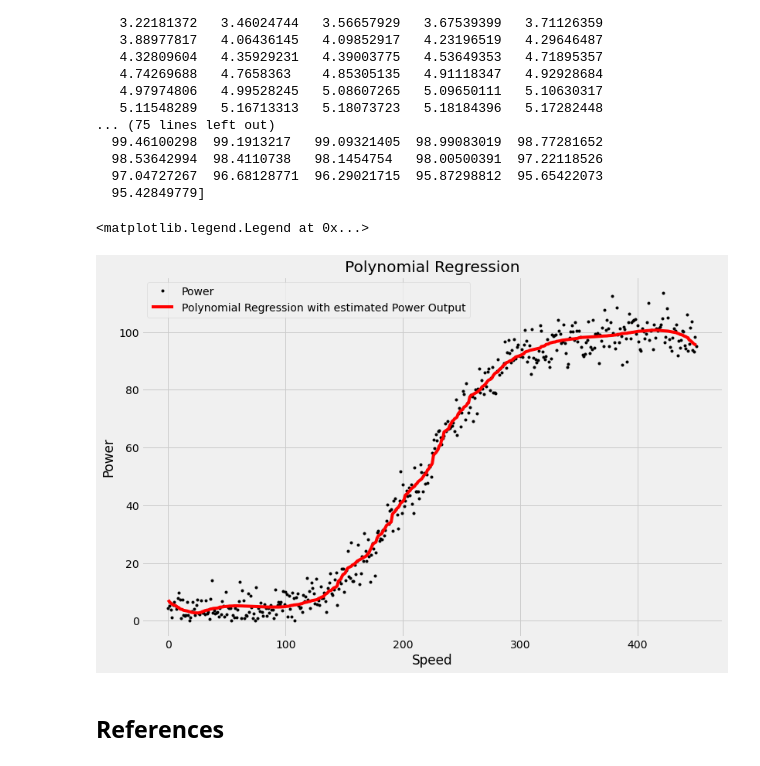
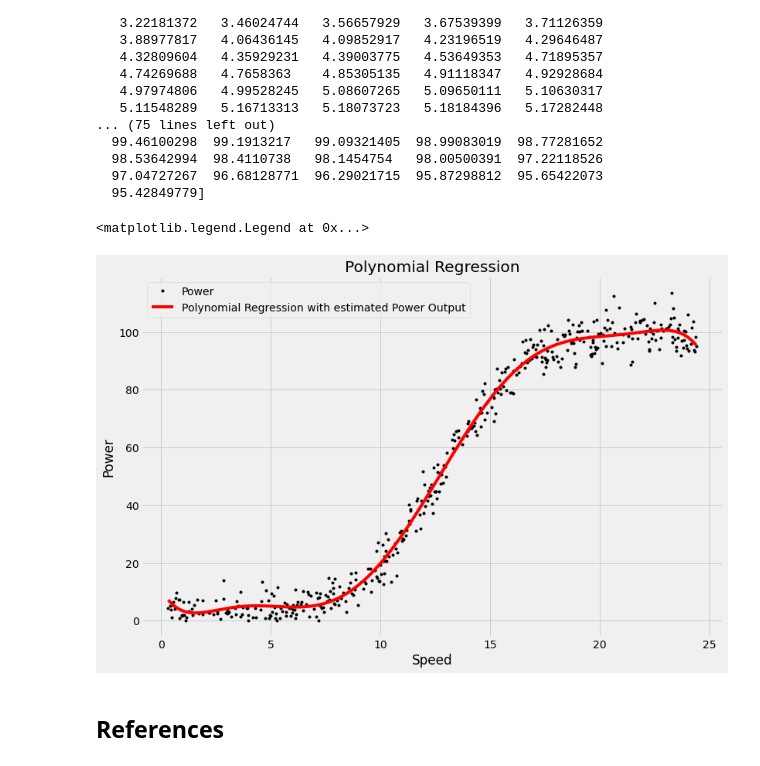
Before and after one commit to G00387867/FDA-project, a Jupyter notebook: power-production.ipynb, the cells around one changed output. Saved outputs shown, nothing was run; the diff lists cells and outputs as text; code cells hidden in the pictures.

```diff
--- a/power-production.ipynb
+++ b/power-production.ipynb
@@ -511,7 +511,7 @@ print(x_)
  [1.00000000e+00 2.43990000e+01 5.95311201e+02 ... 8.64689400e+06
   2.10975567e+08 5.14759285e+09]]
 # %%
-model = LinearRegression(fit_intercept=False).fit(x_, y)
+model = LinearRegression(fit_intercept= True).fit(x_, y)
 # %%
 # Getting similar results to the previous case.
 # getting the accuracy with R-squared
@@ -549,15 +549,15 @@ predicted response: [  7.20550051   6.5521251    6.15375902   5.77660274   5.602
   97.04727267  96.68128771  96.29021715  95.87298812  95.65422073
   95.42849779]
 # %%
-plt.plot(y, "k.", label = "Power")
-plt.plot(y_pred, "r-", label = "Polynomial Regression with estimated Power Output")
+plt.plot(x, y, "k.", label = "Power")
+plt.plot(x, y_pred, "r-", label = "Polynomial Regression with estimated Power Output")
 plt.title("Polynomial Regression")
 plt.xlabel("Speed")
 plt.ylabel("Power")
 plt.legend()
 # %% [output]
 <matplotlib.legend.Legend at 0x...>
-[figure, old version]
+[figure, new version]
 # %% [markdown]
 ## References
 # %% [markdown]
```
Also changed, not shown: parts of 10 cells of this notebook.
